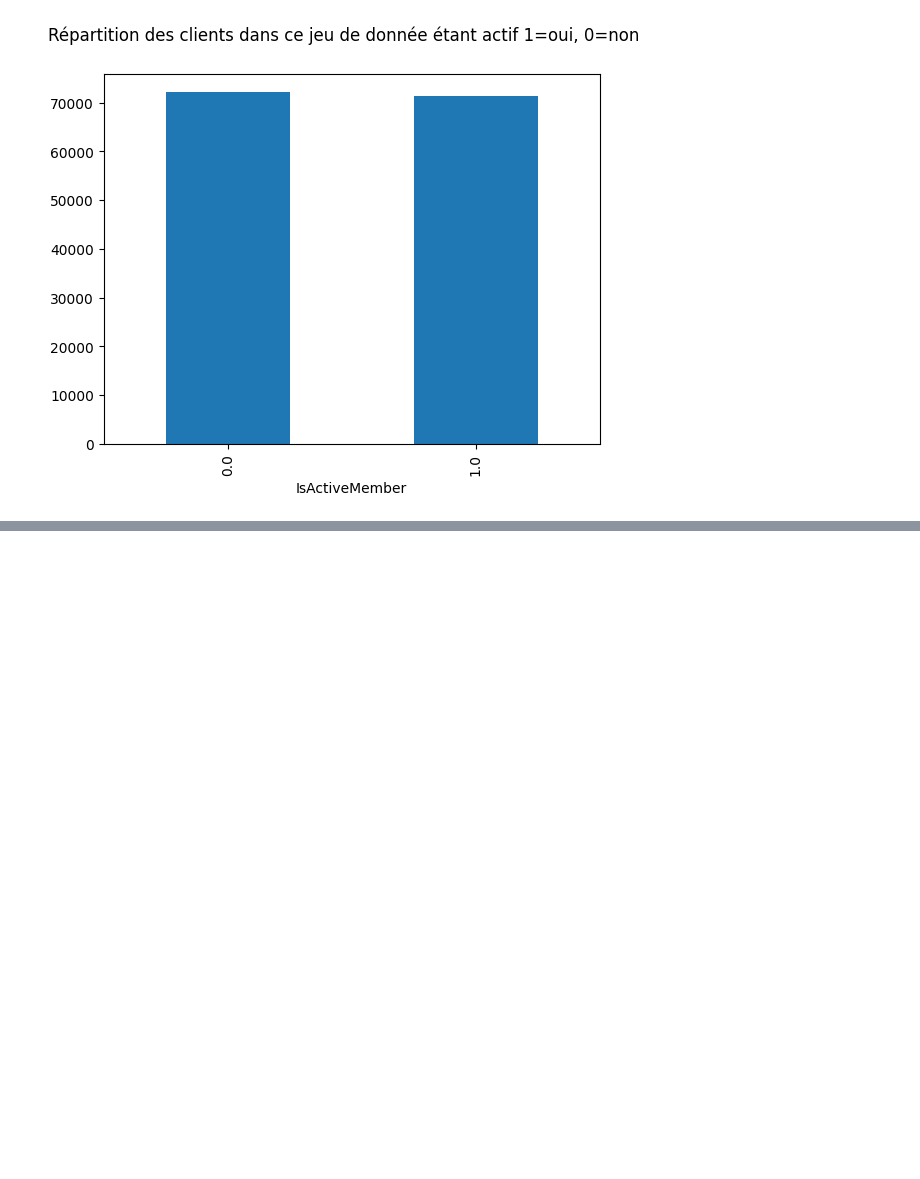
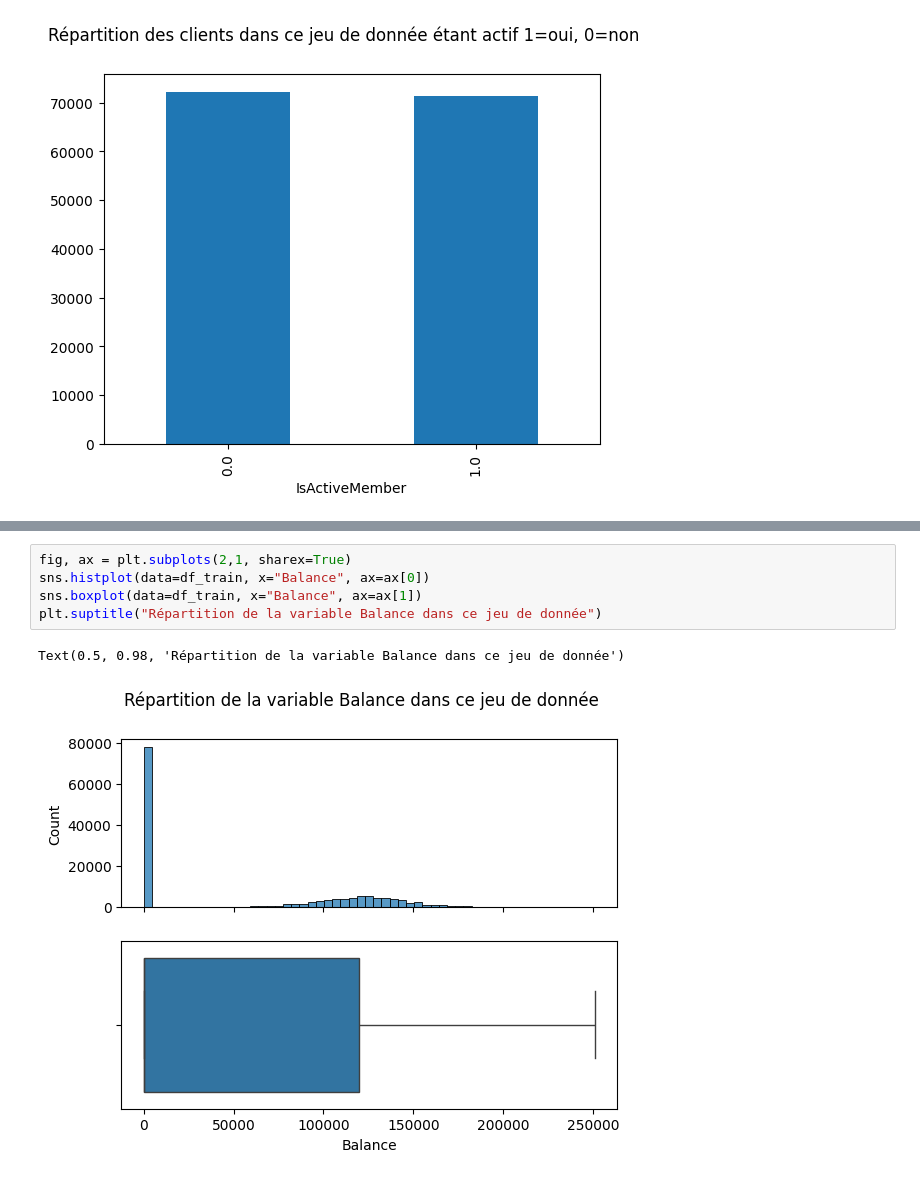
Before and after one commit to SimonGallien/mlpro-bank-churn, a Jupyter notebook: src/mlpro_bank_churn/bank-church.ipynb, the cells around one changed output, grey strips where cells are left out. Drawn from its saved outputs; the diff is of its cells as text; blank space fills up the shorter version.

```diff
--- a/src/mlpro_bank_churn/bank-church.ipynb
+++ b/src/mlpro_bank_churn/bank-church.ipynb
@@ -215,0 +334,8 @@ Name: count, dtype: int64
+# %%
+fig, ax = plt.subplots(2,1, sharex=True)
+sns.histplot(data=df_train, x="Balance", ax=ax[0])
+sns.boxplot(data=df_train, x="Balance", ax=ax[1])
+plt.suptitle("Répartition de la variable Balance dans ce jeu de donnée")
+# %% [output]
+Text(0.5, 0.98, 'Répartition de la variable Balance dans ce jeu de donnée')
+[figure, added]
```
Also changed, not shown: parts of 56 cells of this notebook.
